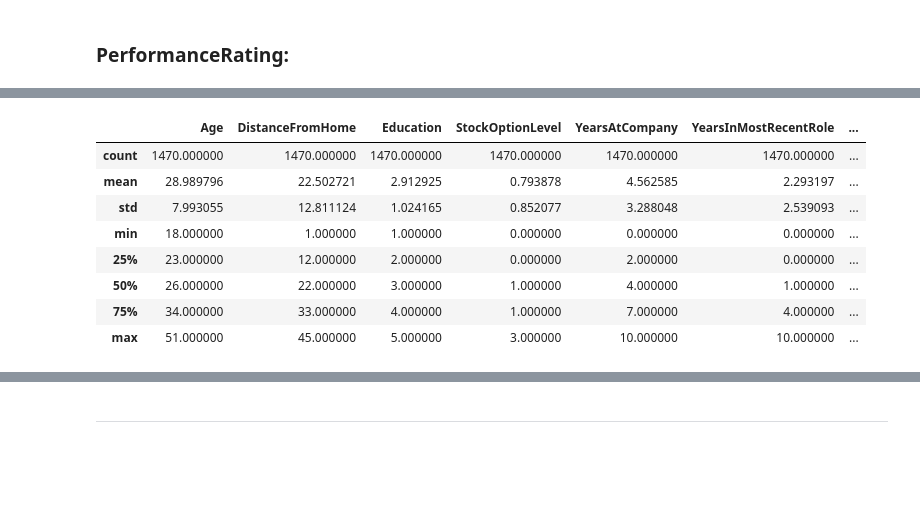
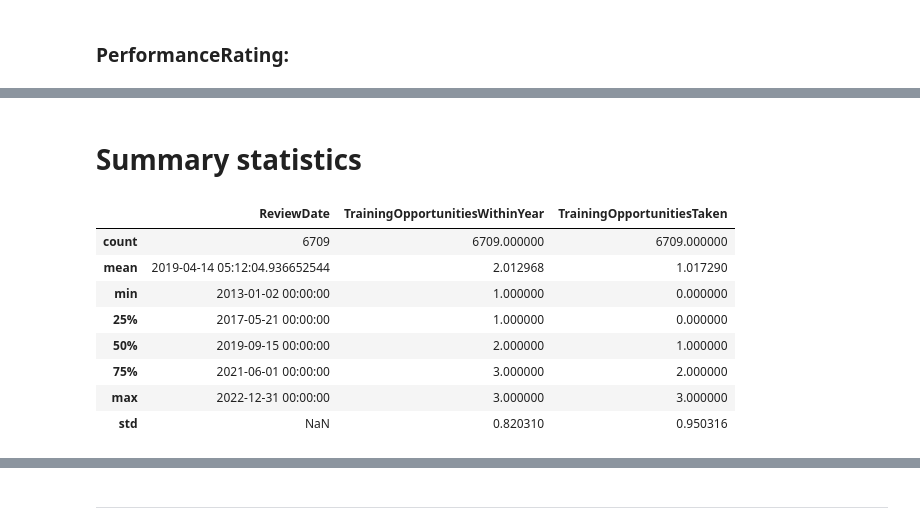
Before and after one commit to 1145267383/HR_Project, a Jupyter notebook: 02-DEA_Questions/01-Python_DEA.ipynb, the cells around one changed output, grey strips where cells are left out. Saved outputs shown, nothing was run; the diff lists cells and outputs as text; code cells hidden in the pictures; blank space fills up the shorter version.

```diff
--- a/02-DEA_Questions/01-Python_DEA.ipynb
+++ b/02-DEA_Questions/01-Python_DEA.ipynb
@@ -176,0 +277,2 @@ Connection successful!
+# %%
+performancerating["ReviewDate"]=pd.to_datetime(performancerating["ReviewDate"], format='%Y-%m-%d', errors='coerce')
@@ -177,13 +300,31 @@ Connection successful!
+# %% [markdown]
+# Summary statistics
+# %%
+numeric_performance = [
+    "ReviewDate",
+    "TrainingOpportunitiesWithinYear",
+    "TrainingOpportunitiesTaken",
+]
+
+
+categorical_performance = [
+     "EnvironmentSatisfactionLevel",
+     "JobSatisfactionLevel",
+     "RelationshipSatisfactionLevel",
+     "WorkLifeBalanceLevel",
+     "SelfRatingLevel",
+     "ManagerRatingLevel"
+]
 # %%
-# Summary statistics
-employees.describe()
+# Summary statistics of numeric
+performancerating[numeric_performance].describe()
 # %% [output]
-|  | Age | DistanceFromHome | Education | StockOptionLevel | YearsAtCompany | YearsInMostRecentRole | ... |
-| count | 1470.000000 | 1470.000000 | 1470.000000 | 1470.000000 | 1470.000000 | 1470.000000 | ... |
-| mean | 28.989796 | 22.502721 | 2.912925 | 0.793878 | 4.562585 | 2.293197 | ... |
-| std | 7.993055 | 12.811124 | 1.024165 | 0.852077 | 3.288048 | 2.539093 | ... |
-| min | 18.000000 | 1.000000 | 1.000000 | 0.000000 | 0.000000 | 0.000000 | ... |
-| 25% | 23.000000 | 12.000000 | 2.000000 | 0.000000 | 2.000000 | 0.000000 | ... |
-| 50% | 26.000000 | 22.000000 | 3.000000 | 1.000000 | 4.000000 | 1.000000 | ... |
-| 75% | 34.000000 | 33.000000 | 4.000000 | 1.000000 | 7.000000 | 4.000000 | ... |
-| max | 51.000000 | 45.000000 | 5.000000 | 3.000000 | 10.000000 | 10.000000 | ... |
+|  | ReviewDate | TrainingOpportunitiesWithinYear | TrainingOpportunitiesTaken |
+| count | 6709 | 6709.000000 | 6709.000000 |
+| mean | 2019-04-14 05:12:04.936652544 | 2.012968 | 1.017290 |
+| min | 2013-01-02 00:00:00 | 1.000000 | 0.000000 |
+| 25% | 2017-05-21 00:00:00 | 1.000000 | 0.000000 |
+| 50% | 2019-09-15 00:00:00 | 2.000000 | 1.000000 |
+| 75% | 2021-06-01 00:00:00 | 3.000000 | 2.000000 |
+| max | 2022-12-31 00:00:00 | 3.000000 | 3.000000 |
+| std | NaN | 0.820310 | 0.950316 |
```
Also changed, not shown: parts of 21 cells of this notebook, 1 other file.
